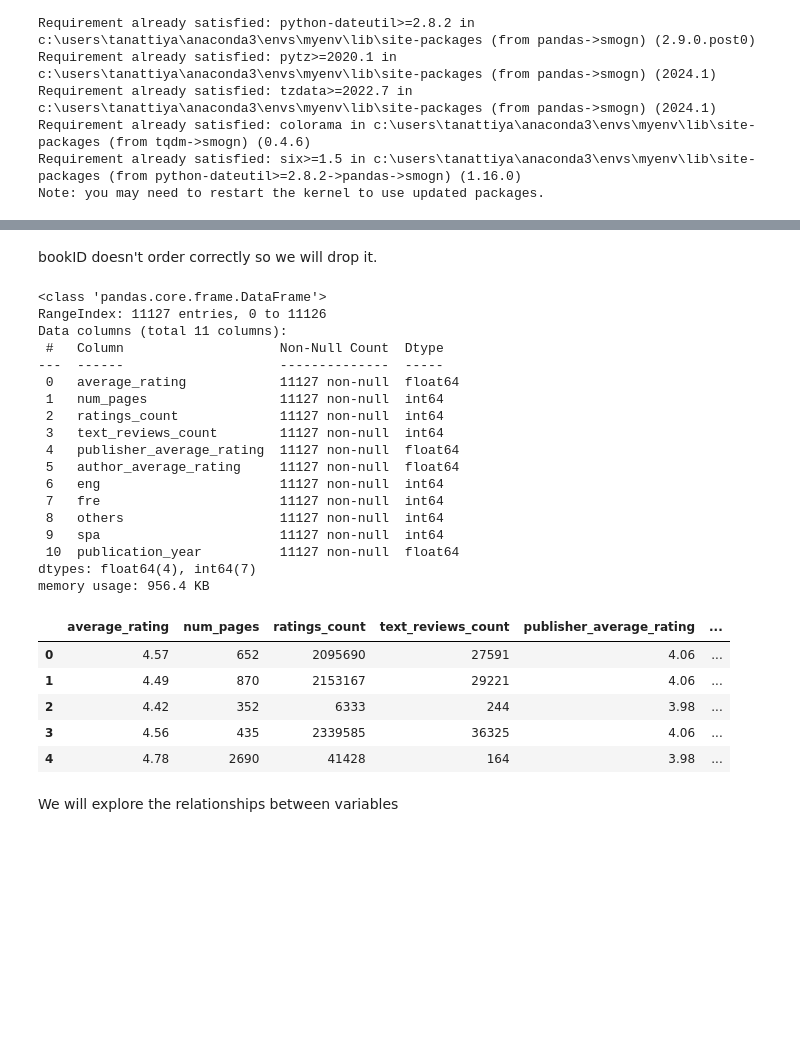
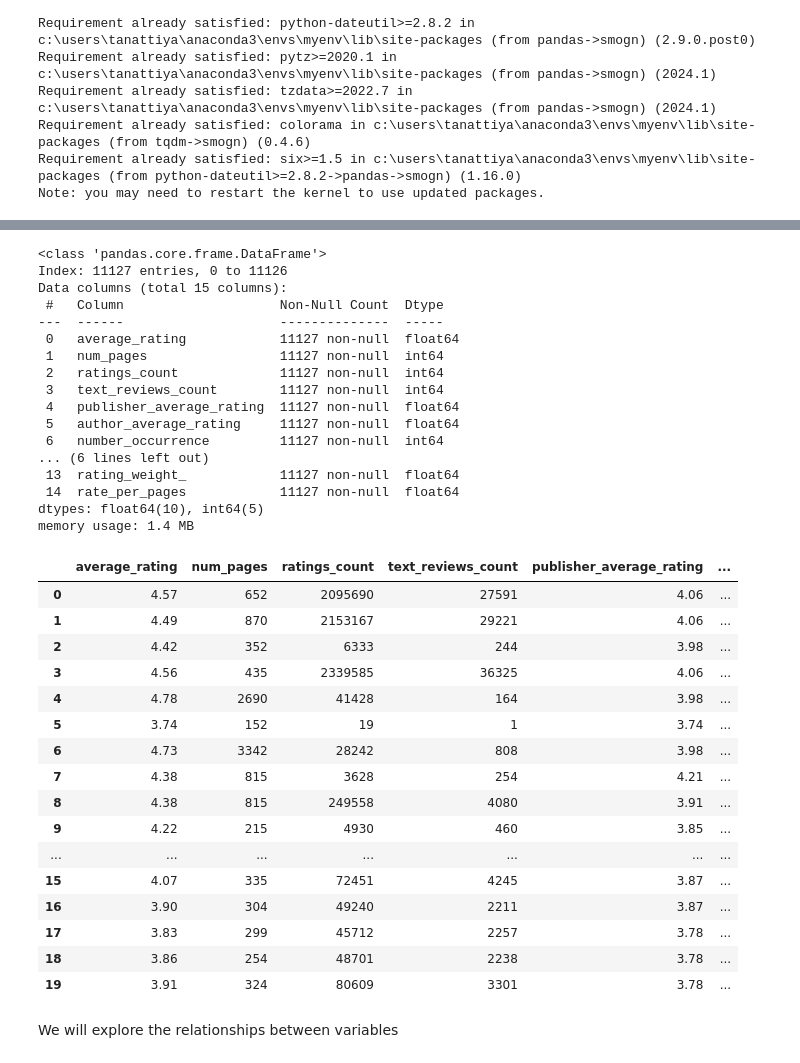
Before and after one commit to tanattiyarungtham/book_rating_project, a Jupyter notebook: Models.ipynb, the cells around one changed output, grey strips where cells are left out. Cells and saved outputs as stored; diff of their text form; code cells hidden in the pictures; blank space fills up the shorter version.

```diff
--- a/Models.ipynb
+++ b/Models.ipynb
@@ -42,5 +42,5 @@ Importing processed data after EDA on book_rating_ML.ipynb
 # %%
-df = pd.read_csv("processed_data.csv",sep=",")
+df = pd.read_csv("processed_data.csv",sep=",",index_col=0)
 # %%
 df.head()
 # %% [output]
@@ -53,13 +53,9 @@ df.head()
-# %% [markdown]
-bookID doesn't order correctly so we will drop it.
-# %%
-df.drop("bookID",axis=1,inplace=True)
 # %%
 df.info()
 # %% [output]
 <class 'pandas.core.frame.DataFrame'>
-RangeIndex: 11127 entries, 0 to 11126
-Data columns (total 11 columns):
+Index: 11127 entries, 0 to 11126
+Data columns (total 15 columns):
  #   Column                    Non-Null Count  Dtype
 ---  ------                    --------------  -----
  0   average_rating            11127 non-null  float64
@@ -68,21 +64,31 @@ Data columns (total 11 columns):
  3   text_reviews_count        11127 non-null  int64
  4   publisher_average_rating  11127 non-null  float64
  5   author_average_rating     11127 non-null  float64
- 6   eng                       11127 non-null  int64
- 7   fre                       11127 non-null  int64
- 8   others                    11127 non-null  int64
- 9   spa                       11127 non-null  int64
- 10  publication_year          11127 non-null  float64
-dtypes: float64(4), int64(7)
-memory usage: 956.4 KB
+ 6   number_occurrence         11127 non-null  int64
+... (6 lines left out)
+ 13  rating_weight_            11127 non-null  float64
+ 14  rate_per_pages            11127 non-null  float64
+dtypes: float64(10), int64(5)
+memory usage: 1.4 MB
 # %%
-df.head()
+df.head(20)
 # %% [output]
 |  | average_rating | num_pages | ratings_count | text_reviews_count | publisher_average_rating | ... |
 | 0 | 4.57 | 652 | 2095690 | 27591 | 4.06 | ... |
 | 1 | 4.49 | 870 | 2153167 | 29221 | 4.06 | ... |
 | 2 | 4.42 | 352 | 6333 | 244 | 3.98 | ... |
 | 3 | 4.56 | 435 | 2339585 | 36325 | 4.06 | ... |
 | 4 | 4.78 | 2690 | 41428 | 164 | 3.98 | ... |
+| 5 | 3.74 | 152 | 19 | 1 | 3.74 | ... |
+| 6 | 4.73 | 3342 | 28242 | 808 | 3.98 | ... |
+| 7 | 4.38 | 815 | 3628 | 254 | 4.21 | ... |
+| 8 | 4.38 | 815 | 249558 | 4080 | 3.91 | ... |
+| 9 | 4.22 | 215 | 4930 | 460 | 3.85 | ... |
+| ... | ... | ... | ... | ... | ... | ... |
+| 15 | 4.07 | 335 | 72451 | 4245 | 3.87 | ... |
+| 16 | 3.90 | 304 | 49240 | 2211 | 3.87 | ... |
+| 17 | 3.83 | 299 | 45712 | 2257 | 3.78 | ... |
+| 18 | 3.86 | 254 | 48701 | 2238 | 3.78 | ... |
+| 19 | 3.91 | 324 | 80609 | 3301 | 3.78 | ... |
 # %% [markdown]
 We will explore the relationships between variables
```
Also changed, not shown: parts of 51 cells of this notebook, 2 other files.
